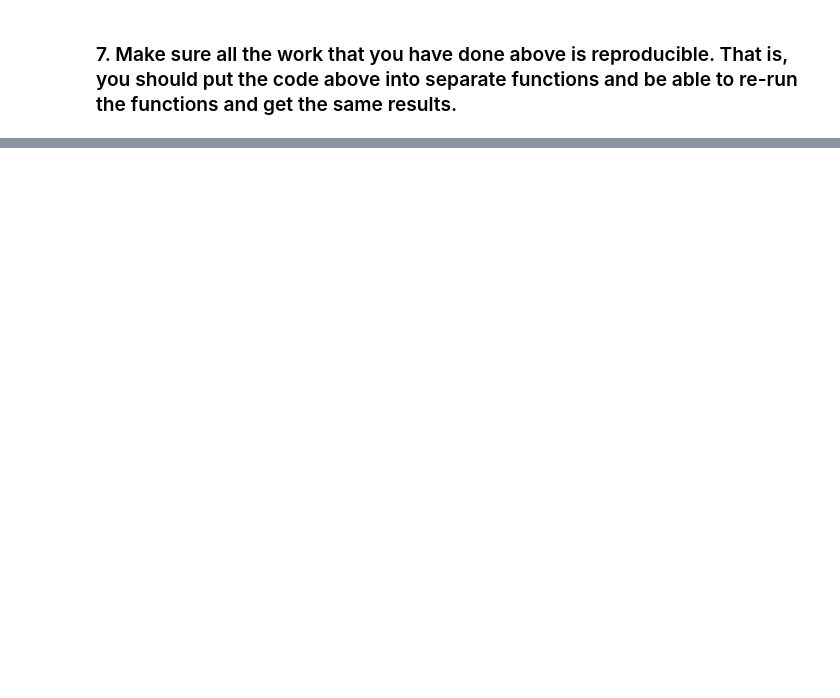
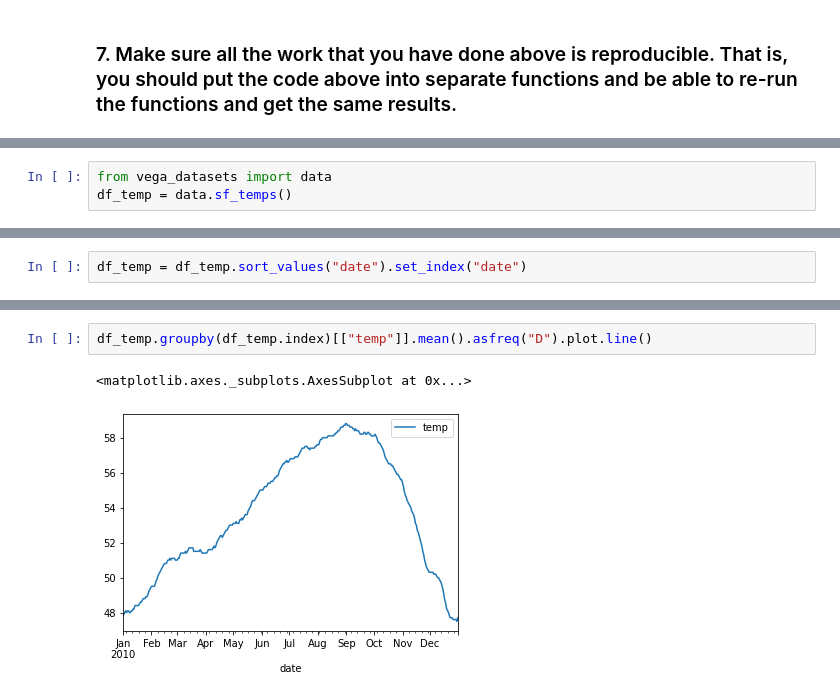
Before and after one commit to guedanie/ds-methodologies-exercises, a Jupyter notebook: time_series/prepare_jp.ipynb, the cells around one changed output, grey strips where cells are left out. Saved outputs shown, nothing was run; the diff lists cells and outputs as text; blank space fills up the shorter version.

```diff
--- a/time_series/prepare_jp.ipynb
+++ b/time_series/prepare_jp.ipynb
@@ -119,0 +129,3 @@ df.head()
+# %%
+from vega_datasets import data
+df_temp = data.sf_temps()
@@ -119,0 +146,2 @@ df.head()
+# %%
+df_temp = df_temp.sort_values("date").set_index("date")
@@ -119,0 +202,5 @@ df.head()
+# %%
+df_temp.groupby(df_temp.index)[["temp"]].mean().asfreq("D").plot.line()
+# %% [output]
+<matplotlib.axes._subplots.AxesSubplot at 0x...>
+[figure, added]
```
Also changed, not shown: parts of 49 cells of this notebook.
